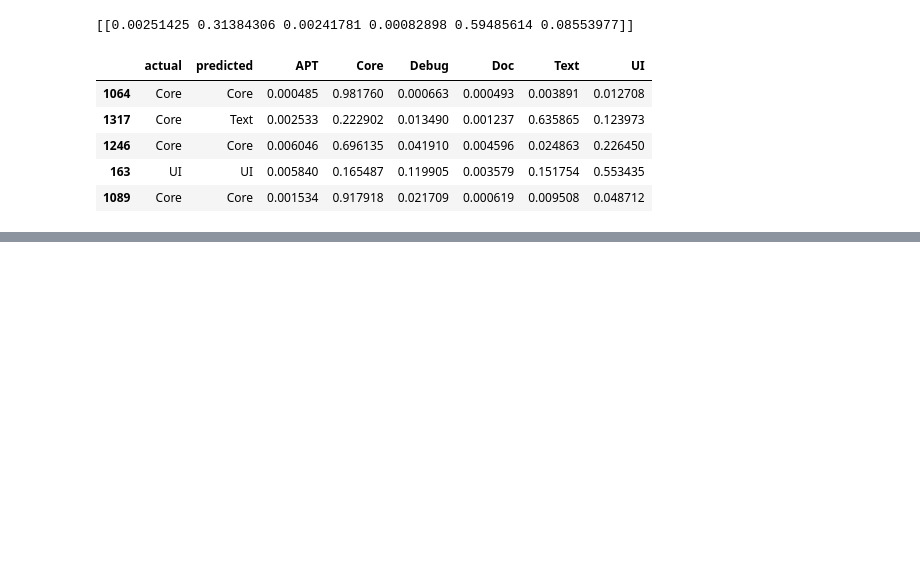
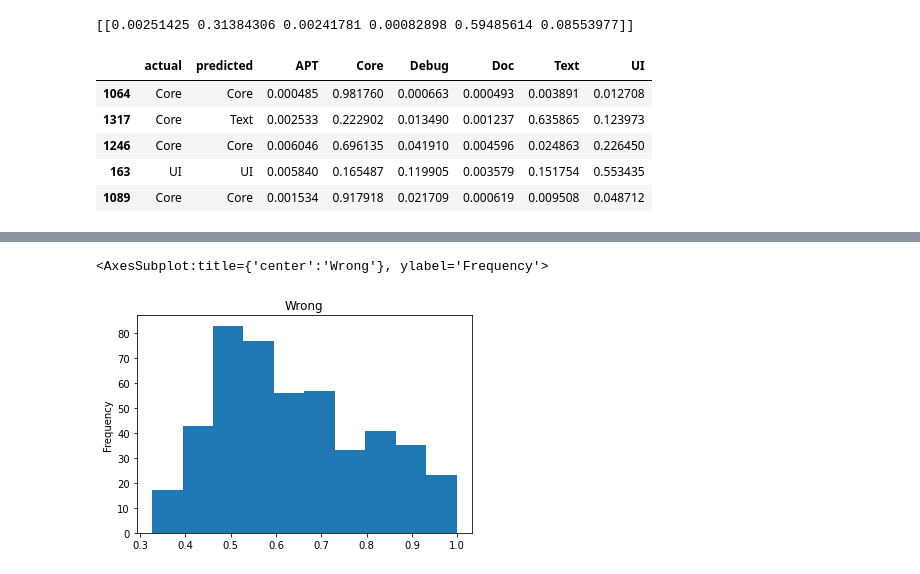
Before and after one commit to jiwpark00/NLP-Tasks, a Jupyter notebook: Explaining Text Classifier.ipynb, the cells around one changed output, grey strips where cells are left out. Cells and saved outputs as stored; diff of their text form; code cells hidden in the pictures; blank space fills up the shorter version.

```diff
--- a/Explaining Text Classifier.ipynb
+++ b/Explaining Text Classifier.ipynb
@@ -109,0 +120,5 @@ er[["actual", "predicted"] + class_names].sample(5, random_state=99)
+# %%
+wrong["max_probability"].plot.hist(title="Wrong")
+# %% [output]
+<AxesSubplot:title={'center':'Wrong'}, ylabel='Frequency'>
+[figure, added]
```
Also changed, not shown: parts of 47 cells of this notebook.
